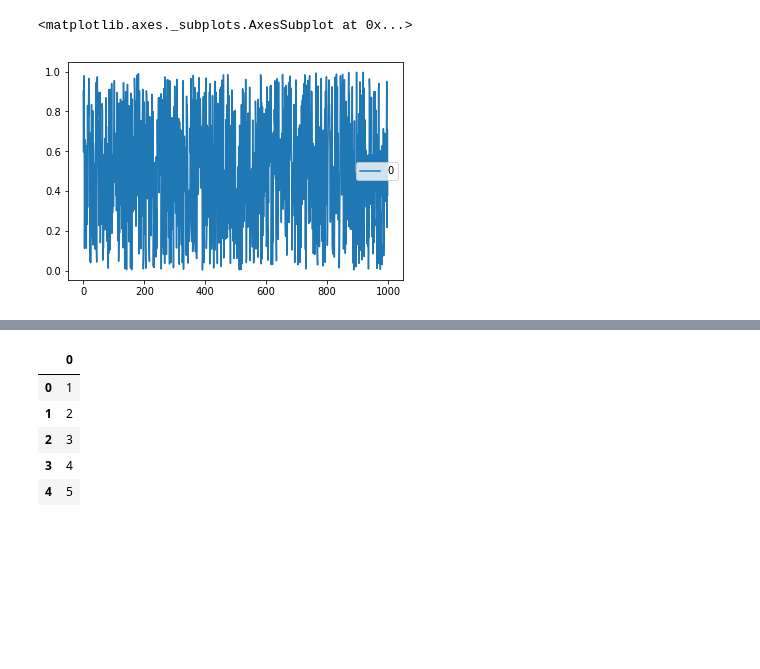
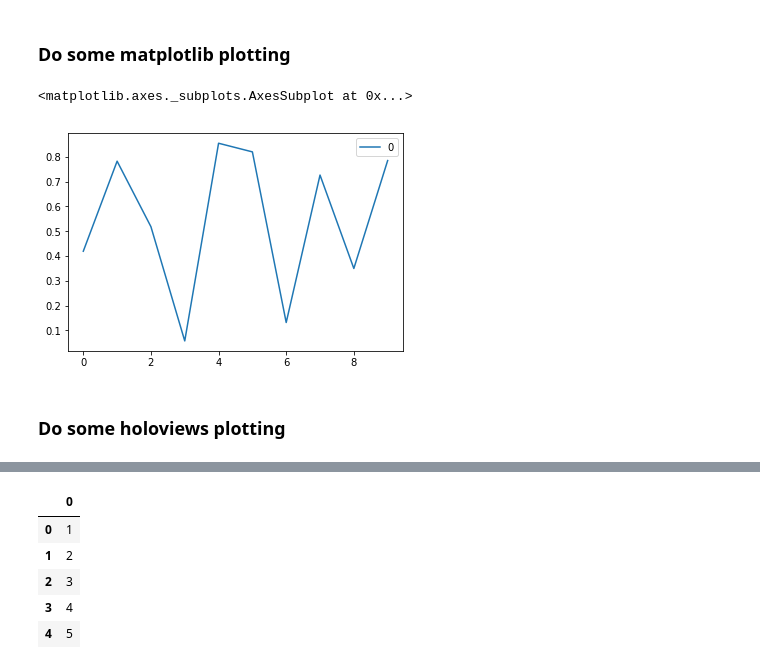
Before and after one commit to cmrfrd/serverless_notebooks, a Jupyter notebook: notebooks/notebook_multiple_outputs.ipynb, the cells around one changed output, grey strips where cells are left out. Drawn from its saved outputs; the diff is of its cells as text; code cells hidden in the pictures; blank space fills up the shorter version.

```diff
--- a/notebooks/notebook_string_test.ipynb
+++ b/notebooks/notebook_multiple_outputs.ipynb
@@ -10,7 +18,11 @@ import pandas as pd
+# %% [markdown]
+### Do some matplotlib plotting
 # %%
 %matplotlib inline
-pd.DataFrame(np.random.random(1000)).plot()
+pd.DataFrame(np.random.random(10)).plot()
 # %% [output]
 <matplotlib.axes._subplots.AxesSubplot at 0x...>
-[figure, old version]
+[figure, new version]
+# %% [markdown]
+### Do some holoviews plotting
 # %%
```
Also changed, not shown: parts of 9 cells of this notebook, 1 other file.
